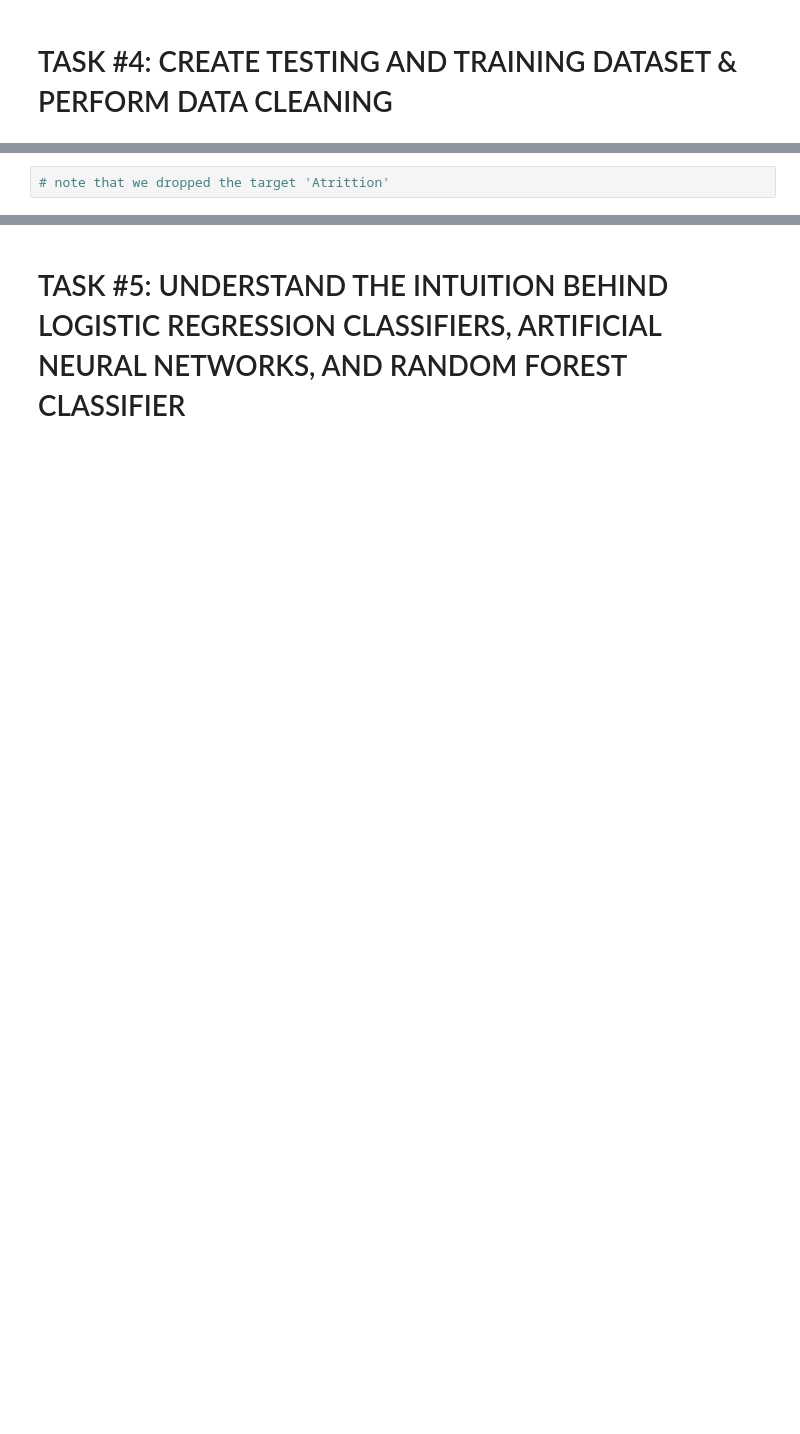
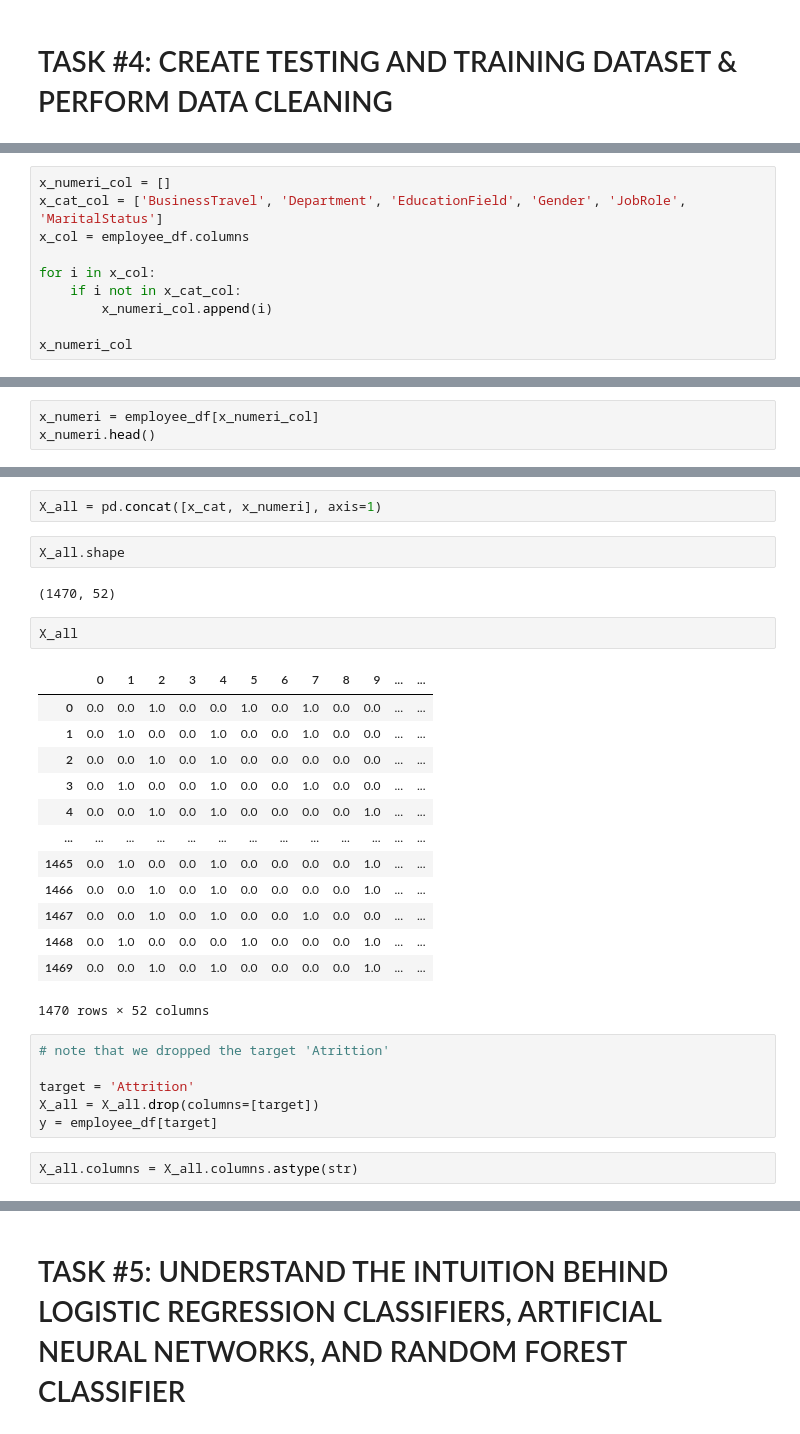
Before and after one commit to GGpark1/data_science_study, a Jupyter notebook: Human_Resources_Department_Skeleton.ipynb, the cells around one changed output, grey strips where cells are left out. Drawn from its saved outputs; the diff is of its cells as text; blank space fills up the shorter version.

```diff
--- a/Human_Resources_Department_Skeleton.ipynb
+++ b/Human_Resources_Department_Skeleton.ipynb
@@ -330,0 +386,10 @@ Text(0.5, 0, 'YearsWithCurrManager')
+# %%
+x_numeri_col = []
+x_cat_col = ['BusinessTravel', 'Department', 'EducationField', 'Gender', 'JobRole', 'MaritalStatus']
+x_col = employee_df.columns
+
+for i in x_col:
+    if i not in x_cat_col:
+        x_numeri_col.append(i)
+
+x_numeri_col
@@ -330,0 +414,3 @@ Text(0.5, 0, 'YearsWithCurrManager')
+# %%
+x_numeri = employee_df[x_numeri_col]
+x_numeri.head()
@@ -331,2 +425,30 @@ Text(0.5, 0, 'YearsWithCurrManager')
+# %%
+X_all = pd.concat([x_cat, x_numeri], axis=1)
+# %%
+X_all.shape
+# %% [output]
+(1470, 52)
+# %%
+X_all
+# %% [output]
+|  | 0 | 1 | 2 | 3 | 4 | 5 | 6 | 7 | 8 | 9 | ... | ... |
+| 0 | 0.0 | 0.0 | 1.0 | 0.0 | 0.0 | 1.0 | 0.0 | 1.0 | 0.0 | 0.0 | ... | ... |
+| 1 | 0.0 | 1.0 | 0.0 | 0.0 | 1.0 | 0.0 | 0.0 | 1.0 | 0.0 | 0.0 | ... | ... |
+| 2 | 0.0 | 0.0 | 1.0 | 0.0 | 1.0 | 0.0 | 0.0 | 0.0 | 0.0 | 0.0 | ... | ... |
+| 3 | 0.0 | 1.0 | 0.0 | 0.0 | 1.0 | 0.0 | 0.0 | 1.0 | 0.0 | 0.0 | ... | ... |
+| 4 | 0.0 | 0.0 | 1.0 | 0.0 | 1.0 | 0.0 | 0.0 | 0.0 | 0.0 | 1.0 | ... | ... |
+| ... | ... | ... | ... | ... | ... | ... | ... | ... | ... | ... | ... | ... |
+| 1465 | 0.0 | 1.0 | 0.0 | 0.0 | 1.0 | 0.0 | 0.0 | 0.0 | 0.0 | 1.0 | ... | ... |
+| 1466 | 0.0 | 0.0 | 1.0 | 0.0 | 1.0 | 0.0 | 0.0 | 0.0 | 0.0 | 1.0 | ... | ... |
+| 1467 | 0.0 | 0.0 | 1.0 | 0.0 | 1.0 | 0.0 | 0.0 | 1.0 | 0.0 | 0.0 | ... | ... |
+| 1468 | 0.0 | 1.0 | 0.0 | 0.0 | 0.0 | 1.0 | 0.0 | 0.0 | 0.0 | 1.0 | ... | ... |
+| 1469 | 0.0 | 0.0 | 1.0 | 0.0 | 1.0 | 0.0 | 0.0 | 0.0 | 0.0 | 1.0 | ... | ... |
+1470 rows × 52 columns
 # %%
 # note that we dropped the target 'Atrittion'
+
+target = 'Attrition'
+X_all = X_all.drop(columns=[target])
+y = employee_df[target]
+# %%
+X_all.columns = X_all.columns.astype(str)
```
Also changed, not shown: parts of 11 cells of this notebook.
